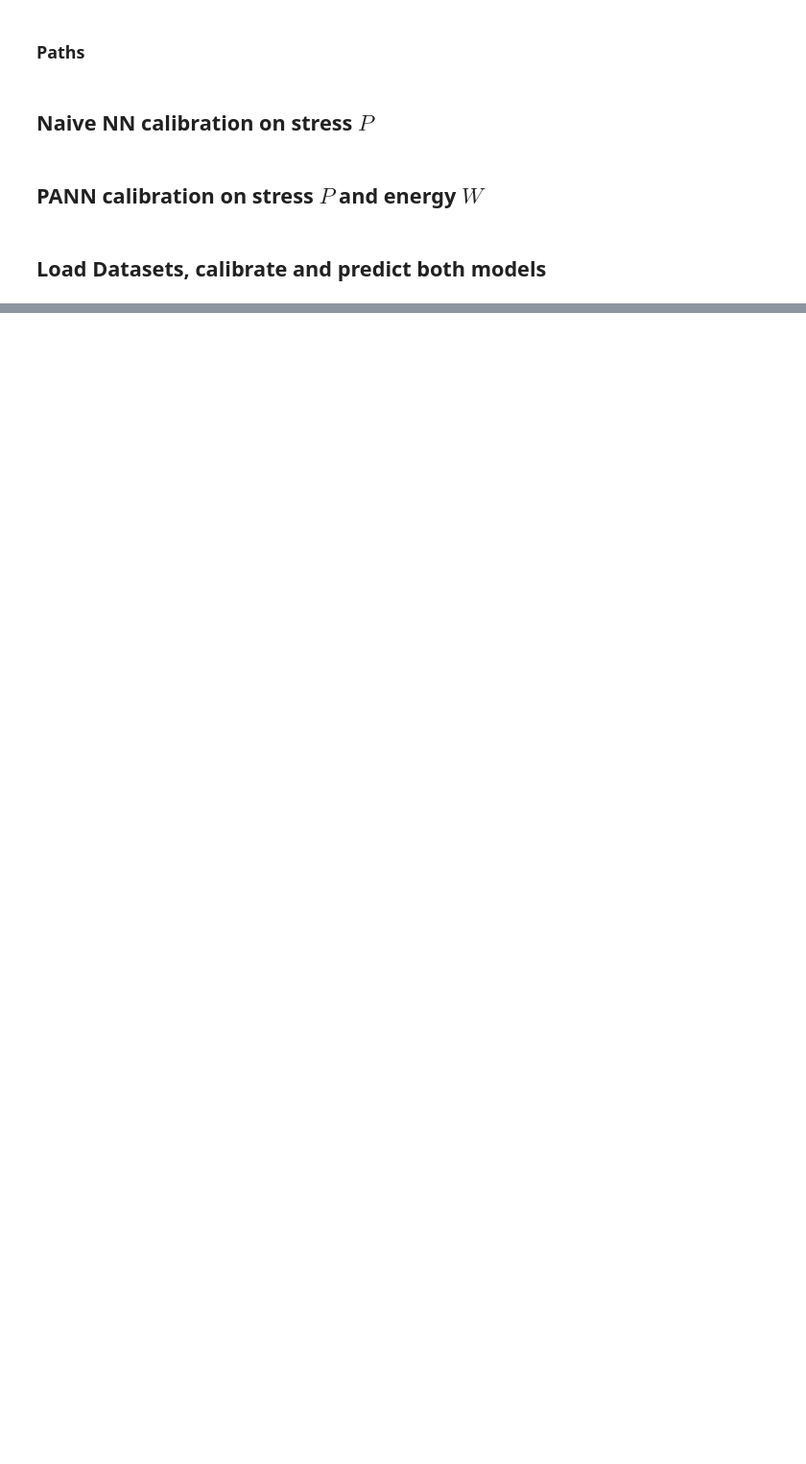
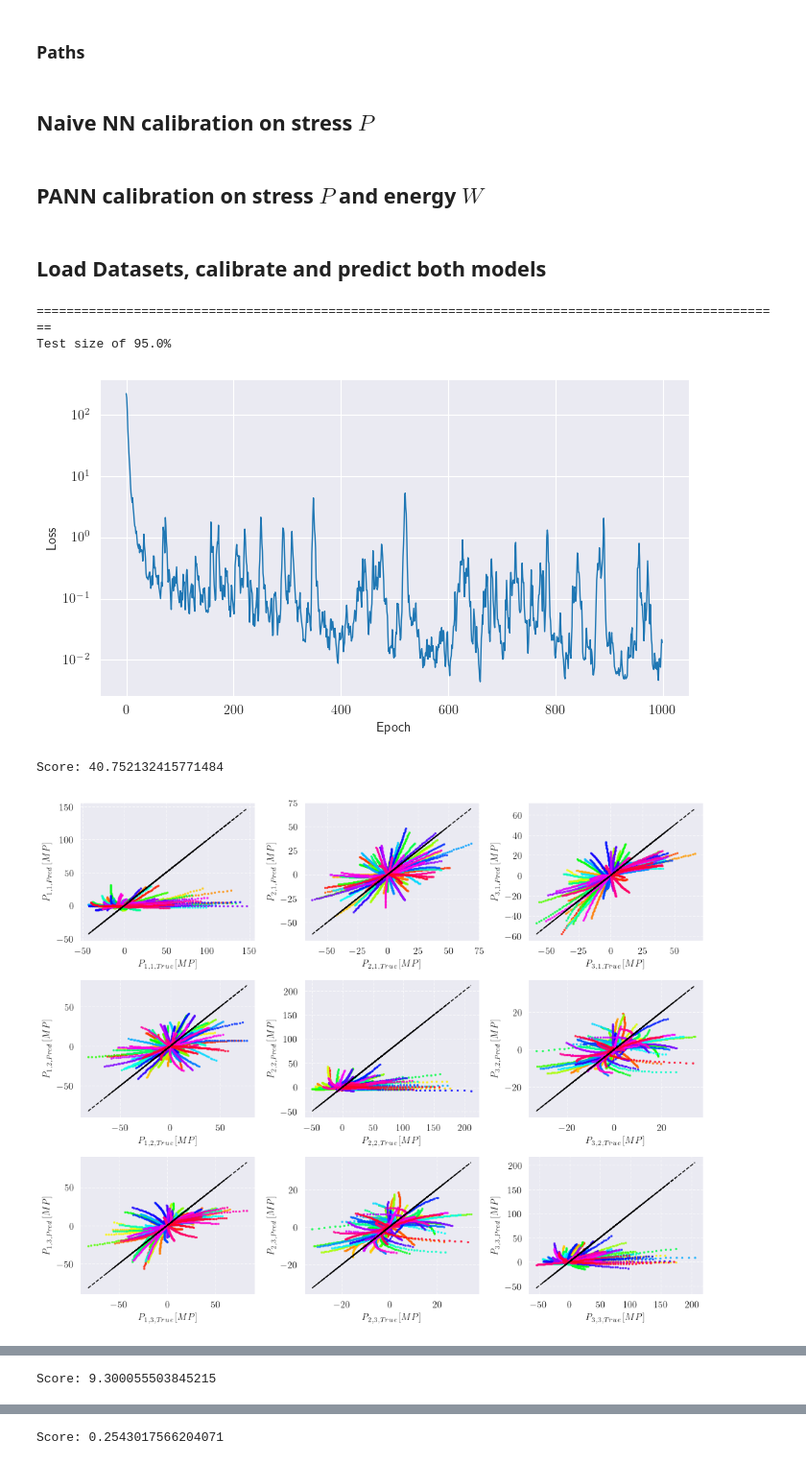
Before and after one commit to ArgoJ/TML4SM_TuD, a Jupyter notebook: hyperelasticity/Task2_4.ipynb, the cells around one changed output, grey strips where cells are left out. Shown at 96% size. Cells and saved outputs as stored; diff of their text form; code cells hidden in the pictures; blank space fills up the shorter version.

Commit message:
added task5 data

```diff
--- a/hyperelasticity/Task2_4.ipynb
+++ b/hyperelasticity/Task2_4.ipynb
@@ -27,10 +36,10 @@ from src.utils import get_scores
 # Calibration paths
 data_dir = os.path.abspath('concentric')
 # %%
-def reached_good_prediction(labels: dict[str, np.ndarray], predictions: dict[str, np.ndarray], threshold: float = 1.0) -> bool:
-    wmae = get_scores(labels, predictions, 'rmse', use_total=True)
-    print(f'Weighted MAE: {max(list(wmae.values()))}')
-    return all(abs(val < threshold) for val in wmae.values())
+def reached_good_prediction(labels: dict[str, np.ndarray], predictions: dict[str, np.ndarray], threshold: float = 7.0) -> bool:
+    scores = get_scores(labels, predictions, 'rmse', use_total=True)
+    print(f'Score: {max(list(scores.values()))}')
+    return all(abs(val < threshold) for val in scores.values())
 # %% [markdown]
 ## Naive NN calibration on stress $P$
 # %%
@@ -60,7 +69,7 @@ def predict_and_correlate_naive_model(
         examples_FPW_tup: dict[str, tuple[tf.Tensor, tf.Tensor, tf.Tensor]]
 ) -> bool:
     P_naive_test_labels, P_naive_test_preds = predict_multi_cases_naive(naive_model, examples_FPW_tup)
-    can_predict = reached_good_prediction(P_naive_test_labels, P_naive_test_preds)
+    can_predict = reached_good_prediction(P_naive_test_labels, P_naive_test_preds, threshold=100)
     if can_predict:
         plot_stress_currelation(P_naive_test_labels, P_naive_test_preds)
     return can_predict
@@ -104,26 +113,37 @@ def predict_and_correlate_pann_model(
 # %% [markdown]
 ## Load Datasets, calibrate and predict both models
 # %%
-for test_size in [0.9, 0.75, 0.6, 0.5, 0.4, 0.35, 0.3, 0.25, 0.2, 0.15, 0.1]:
+for test_size in [0.95, 0.9, 0.75, 0.6, 0.5]:
     print('=' * 100)
     print(f'Test size of {test_size*100}%')
     train_data, test_data = load_train_test_concentric(data_dir, test_size=test_size)
 
     train_F = tf.concat([tup[0] for tup in train_data.values()], axis=0)
     train_P = tf.concat([tup[1] for tup in train_data.values()], axis=0)
     train_W = tf.concat([tup[2] for tup in train_data.values()], axis=0)
 
+    rand_test_examples = np.random.choice(list(test_data.keys()), size=6)
+    example_test_FPW_tup = {f'Example {idx}': test_data[idx] for idx in rand_test_examples}
+
+    print('Naive Model')
     naive_model = train_naive_model(train_F, train_P)
+    predict_and_correlate_naive_model(naive_model, train_data)
     can_naive_pred = predict_and_correlate_naive_model(naive_model, test_data)
+    predict_and_plot_naive_model(naive_model, example_test_FPW_tup)
 
+
+    print('PANN Model')
     pann_model = train_pann_model(train_F, train_P, train_W)
+    predict_and_correlate_pann_model(pann_model, train_data)
     can_pann_pred = predict_and_correlate_pann_model(pann_model, test_data)
-
-    rand_examples = np.random.choice(list(test_data.keys()), size=6)
-    example_test_FPW_tup = {f'Example {idx}': test_data[idx] for idx in rand_examples}
     predict_and_plot_pann_model(pann_model, example_test_FPW_tup)
-    predict_and_plot_naive_model(naive_model, example_test_FPW_tup)
 
     if can_naive_pred and can_pann_pred:
         print(f'Able to predict with a test size of {test_size}')
         break
+# %% [output]
+====================================================================================================
+Test size of 95.0%
+[figure, added]
+Score: 40.752132415771484
+[figure, added]
@@ -129,0 +151 @@ for test_size in [0.9, 0.75, 0.6, 0.5, 0.4, 0.35, 0.3, 0.25, 0.2, 0.15, 0.1]:
+Score: 9.300055503845215
@@ -129,0 +155 @@ for test_size in [0.9, 0.75, 0.6, 0.5, 0.4, 0.35, 0.3, 0.25, 0.2, 0.15, 0.1]:
+Score: 0.2543017566204071
```
Also changed, not shown: parts of 2 cells of this notebook, 11 other files.
